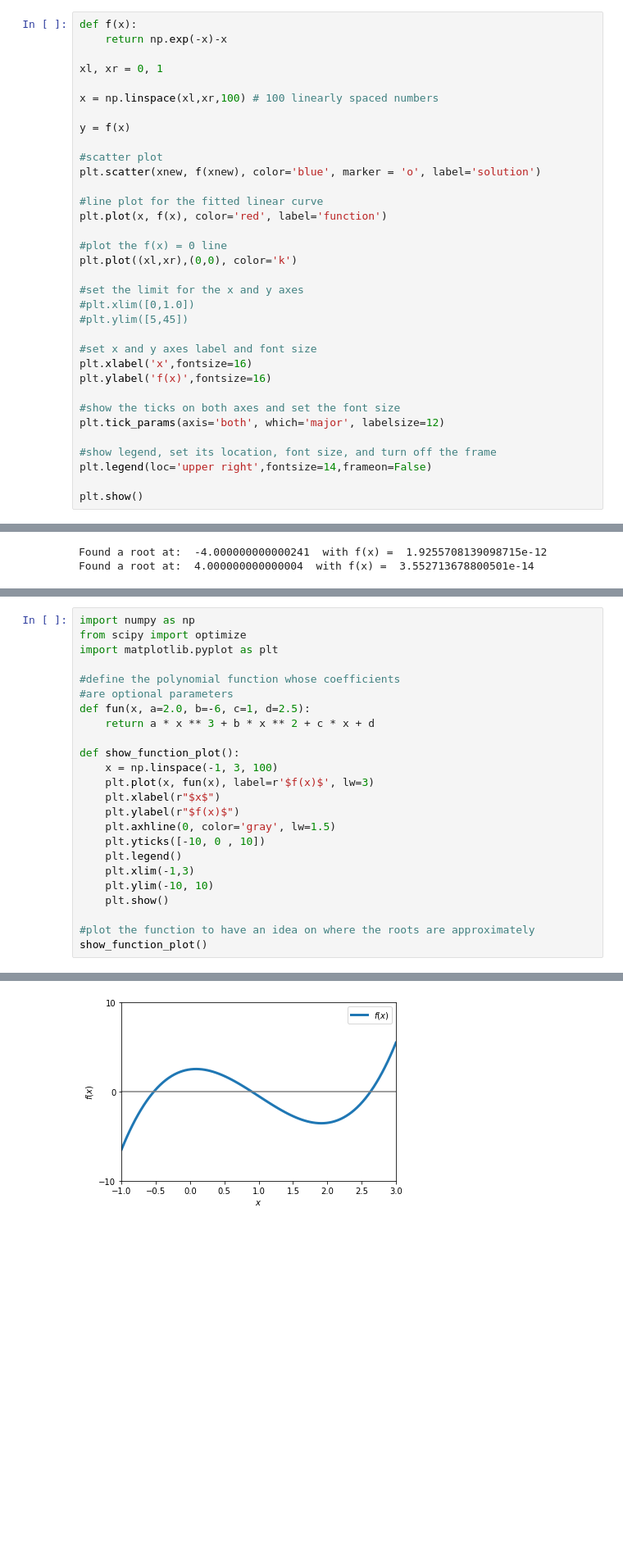
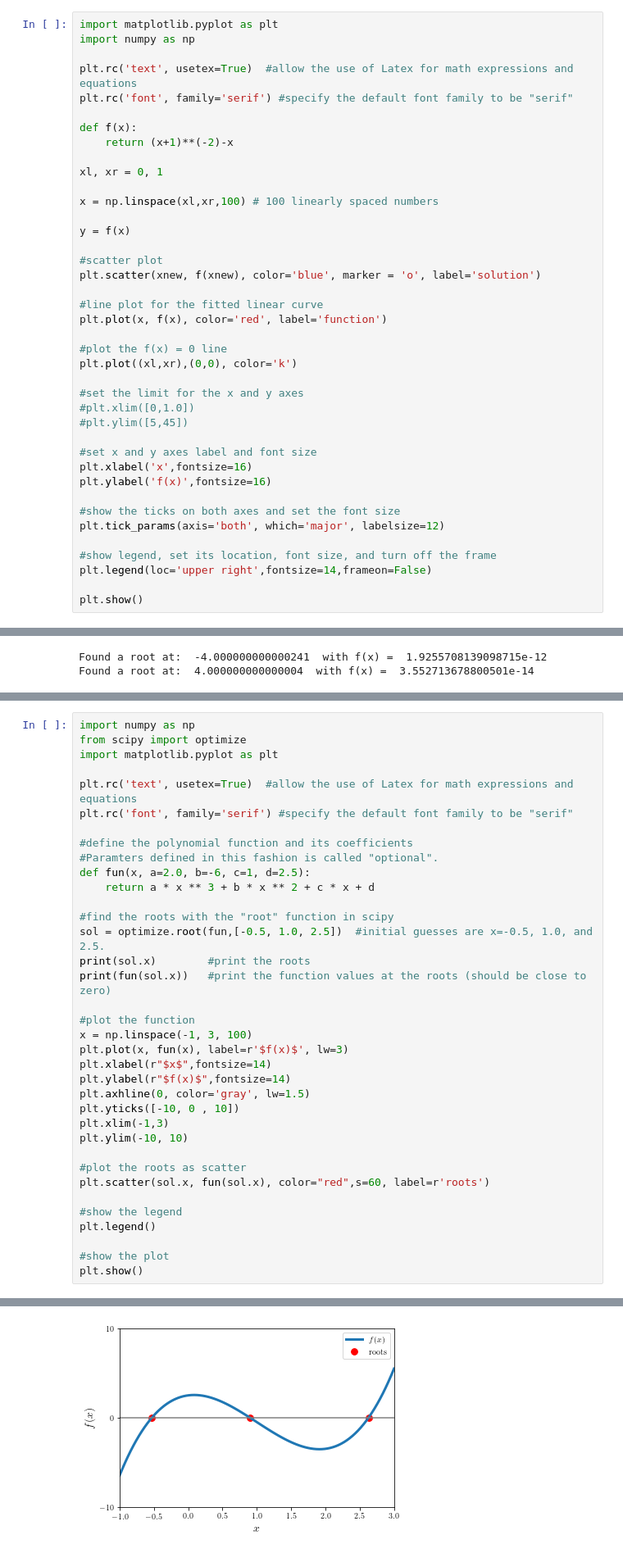
Before and after one commit to psu-efd/Computing-in-CEE, a Jupyter notebook: chapter_2_root_finding/root_finding_methods/root_finding_methods.ipynb, the cells around one changed output, grey strips where cells are left out. Shown at 82% size. Drawn from its saved outputs; the diff is of its cells as text; blank space fills up the shorter version.

```diff
--- a/chapter_2_root_finding/root_finding_methods/root_finding_methods.ipynb
+++ b/chapter_2_root_finding/root_finding_methods/root_finding_methods.ipynb
@@ -491,6 +500,12 @@ As a check, the following cell plot the function and the solution.
 # %%
+import matplotlib.pyplot as plt
+import numpy as np
+
+plt.rc('text', usetex=True)  #allow the use of Latex for math expressions and equations
+plt.rc('font', family='serif') #specify the default font family to be "serif"
+
 def f(x):
-    return np.exp(-x)-x
+    return (x+1)**(-2)-x
 
 xl, xr = 0, 1
 
@@ -832,23 +866,35 @@ import numpy as np
 from scipy import optimize
 import matplotlib.pyplot as plt
 
-#define the polynomial function whose coefficients
-#are optional parameters
+plt.rc('text', usetex=True)  #allow the use of Latex for math expressions and equations
+plt.rc('font', family='serif') #specify the default font family to be "serif"
+
+#define the polynomial function and its coefficients
+#Paramters defined in this fashion is called "optional".
 def fun(x, a=2.0, b=-6, c=1, d=2.5):
     return a * x ** 3 + b * x ** 2 + c * x + d
 
-def show_function_plot():
-    x = np.linspace(-1, 3, 100)
-    plt.plot(x, fun(x), label=r'$f(x)$', lw=3)
-    plt.xlabel(r"$x$")
-    plt.ylabel(r"$f(x)$")
-    plt.axhline(0, color='gray', lw=1.5)
-    plt.yticks([-10, 0 , 10])
-    plt.legend()
-    plt.xlim(-1,3)
-    plt.ylim(-10, 10)
-    plt.show()
+#find the roots with the "root" function in scipy
+sol = optimize.root(fun,[-0.5, 1.0, 2.5])  #initial guesses are x=-0.5, 1.0, and 2.5.
+print(sol.x)        #print the roots
+print(fun(sol.x))   #print the function values at the roots (should be close to zero)
 
-#plot the function to have an idea on where the roots are approximately
-show_function_plot()
+#plot the function
+x = np.linspace(-1, 3, 100)
+plt.plot(x, fun(x), label=r'$f(x)$', lw=3)
+plt.xlabel(r"$x$",fontsize=14)
+plt.ylabel(r"$f(x)$",fontsize=14)
+plt.axhline(0, color='gray', lw=1.5)
+plt.yticks([-10, 0 , 10])
+plt.xlim(-1,3)
+plt.ylim(-10, 10)
+
+#plot the roots as scatter
+plt.scatter(sol.x, fun(sol.x), color="red",s=60, label=r'roots')
+
+#show the legend
+plt.legend()
+
+#show the plot
+plt.show()
 # %% [output]
@@ -855 +903 @@ show_function_plot()
-[figure, old version]
+[figure, new version]
```
Also changed, not shown: parts of 23 cells of this notebook, 11 other files.
